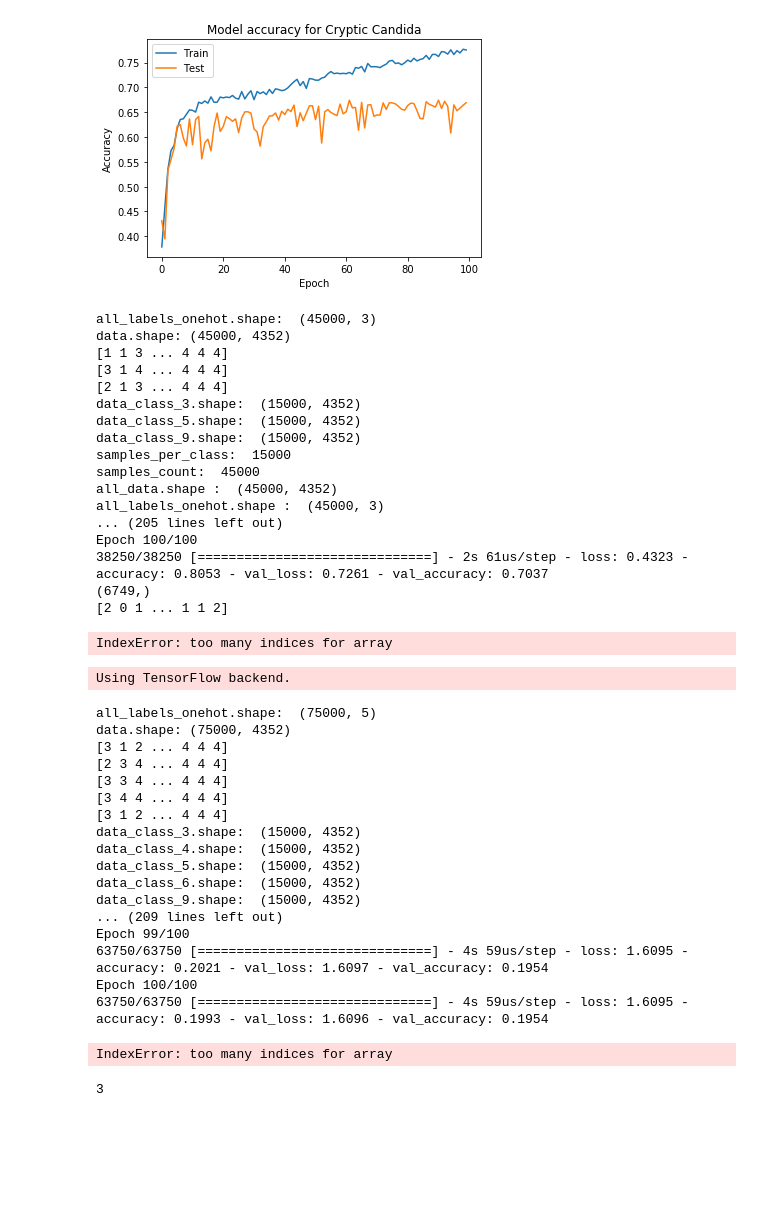
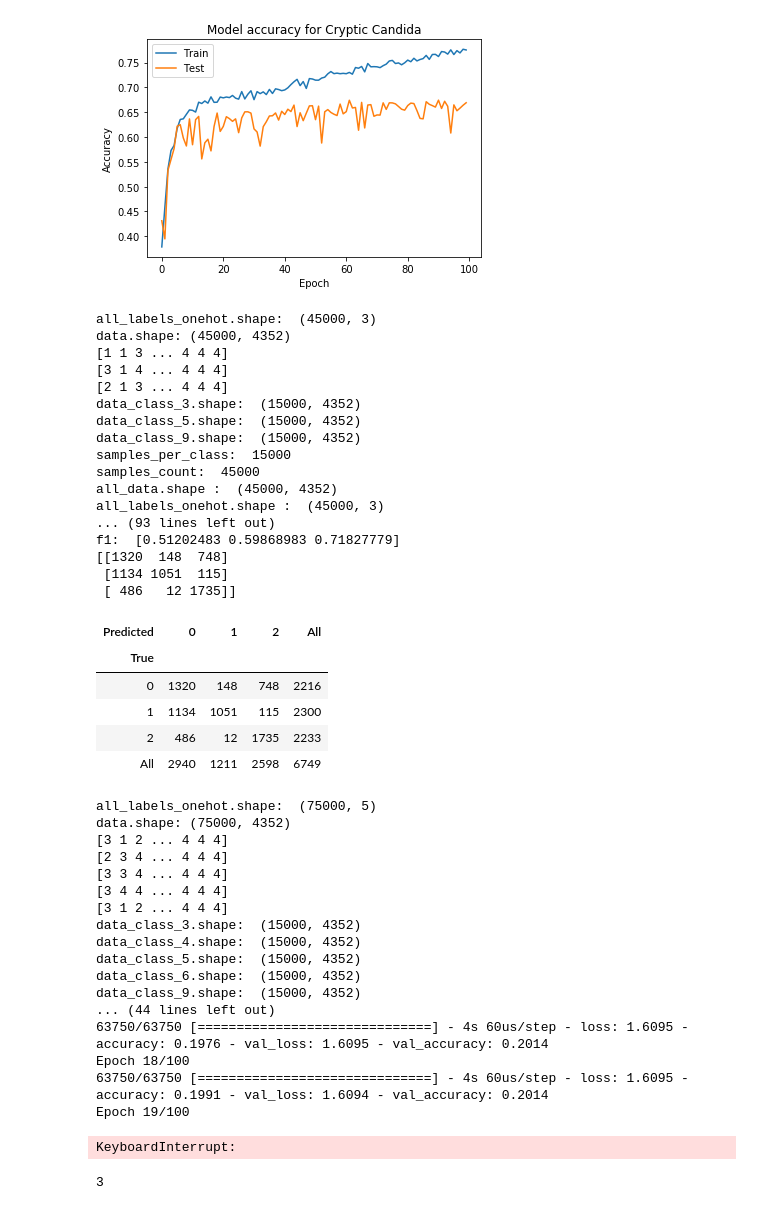
Before and after one commit to teenjes/fungal_ML, a Jupyter notebook: scripts/Notebooks/keras_testing.ipynb, the cells around one changed output. Drawn from its saved outputs; the diff is of its cells as text; code cells hidden in the pictures; blank space fills up the shorter version.

```diff
--- a/scripts/Notebooks/keras_testing.ipynb
+++ b/scripts/Notebooks/keras_testing.ipynb
@@ -1599,6 +1599,8 @@ import random
 import math
 import os
 import matplotlib.pyplot as plt
+import pandas as pd
+from sklearn.metrics import confusion_matrix,classification_report,accuracy_score,precision_score,recall_score,f1_score
 os.environ['TF_CPP_MIN_LOG_LEVEL'] = '3'
 
 # First import the data by loading the file and extracting the correct section
@@ -1672,53 +1674,60 @@ def get_model(X_train, Y_train, num_class):
     model.add(Dense(16, activation='relu'))
     model.add(Dense(num_class, activation='softmax'))
     model.compile(optimizer='adam', loss='categorical_crossentropy', metrics=['accuracy'])
-    model.fit(X_train, Y_train, validation_data=(X_test, Y_test), batch_size=100, epochs=100, verbose=1)
+    model.fit(X_train, Y_train, validation_data=(X_test, Y_test), batch_size=100, epochs=40, verbose=1)
     return model
 
 model = get_model(X_train, Y_train, num_class)
 
 yhat_probs = model.predict(X_test, verbose=0)
 yhat_classes = model.predict_classes(X_test, verbose=0)
 print(yhat_classes.shape)
 print(yhat_classes)
 
+Y_test_ints = np.where(Y_test==1)[1]
+print(Y_test_ints.shape)
 yhat_probs = yhat_probs[:, 0]
-yhat_classes = yhat_classes[:, 0]
-
+yhat_classes = yhat_classes[:]
 # accuracy: (tp + tn) / (p + n)
-accuracy = accuracy_score(y_test, yhat_classes)
+accuracy = accuracy_score(Y_test_ints, yhat_classes)
 print('Accuracy: %f' % accuracy)
 # precision tp / (tp + fp)
-precision = precision_score(Y_test, yhat_classes)
-print('Precision: %f' % precision)
+precision = precision_score(Y_test_ints, yhat_classes, average=None)
+print('precision: ', precision)
 # recall: tp / (tp + fn)
-recall = recall_score(y_test, yhat_classes)
-print('Recall: %f' % recall)
+recall = recall_score(Y_test_ints, yhat_classes, average=None)
+print('recall: ', recall)
 # f1: 2 tp / (2 tp + fp + fn)
-f1 = f1_score(Y_test, yhat_classes)
-print('F1 score: %f' % f1)
+f1 = f1_score(Y_test_ints, yhat_classes, average=None)
+print('f1: ', f1)
 # confusion matrix
-matrix = confusion_matrix(testy, yhat_classes)
+matrix = confusion_matrix(Y_test_ints, yhat_classes)
 print(matrix)
+pd.crosstab(Y_test_ints, yhat_classes, rownames=['True'], colnames=['Predicted'], margins=True)
 # %% [output]
 all_labels_onehot.shape:  (45000, 3)
 data.shape: (45000, 4352)
 [1 1 3 ... 4 4 4]
 [3 1 4 ... 4 4 4]
 [2 1 3 ... 4 4 4]
 data_class_3.shape:  (15000, 4352)
 data_class_5.shape:  (15000, 4352)
 data_class_9.shape:  (15000, 4352)
 samples_per_class:  15000
 samples_count:  45000
 all_data.shape :  (45000, 4352)
 all_labels_onehot.shape :  (45000, 3)
-... (205 lines left out)
-Epoch 100/100
-38250/38250 [==============================] - 2s 61us/step - loss: 0.4323 - accuracy: 0.8053 - val_loss: 0.7261 - val_accuracy: 0.7037
-(6749,)
-[2 0 1 ... 1 1 2]
+... (93 lines left out)
+f1:  [0.51202483 0.59868983 0.71827779]
+[[1320  148  748]
+ [1134 1051  115]
+ [ 486   12 1735]]
-IndexError: too many indices for array
+| Predicted | 0 | 1 | 2 | All |
+| True |  |  |  |  |
+| 0 | 1320 | 148 | 748 | 2216 |
+| 1 | 1134 | 1051 | 115 | 2300 |
+| 2 | 486 | 12 | 1735 | 2233 |
+| All | 2940 | 1211 | 2598 | 6749 |
 # %%
 # C. albicans || metapsilosis || orthopsilosis || parapsilosis || unidentified
 %matplotlib inline
@@ -1846,25 +1855,24 @@ print('F1 score: %f' % f1)
 matrix = confusion_matrix(testy, yhat_classes)
 print(matrix)
 # %% [output]
-Using TensorFlow backend.
+all_labels_onehot.shape:  (75000, 5)
+data.shape: (75000, 4352)
+[3 1 2 ... 4 4 4]
+[2 3 4 ... 4 4 4]
+[3 3 4 ... 4 4 4]
+[3 4 4 ... 4 4 4]
+[3 1 2 ... 4 4 4]
+data_class_3.shape:  (15000, 4352)
+data_class_4.shape:  (15000, 4352)
+data_class_5.shape:  (15000, 4352)
+data_class_6.shape:  (15000, 4352)
+data_class_9.shape:  (15000, 4352)
+... (44 lines left out)
+63750/63750 [==============================] - 4s 60us/step - loss: 1.6095 - accuracy: 0.1976 - val_loss: 1.6095 - val_accuracy: 0.2014
+Epoch 18/100
+63750/63750 [==============================] - 4s 60us/step - loss: 1.6095 - accuracy: 0.1991 - val_loss: 1.6094 - val_accuracy: 0.2014
+Epoch 19/100
-all_labels_onehot.shape:  (75000, 5)
-data.shape: (75000, 4352)
-[3 1 2 ... 4 4 4]
-[2 3 4 ... 4 4 4]
-[3 3 4 ... 4 4 4]
-[3 4 4 ... 4 4 4]
-[3 1 2 ... 4 4 4]
-data_class_3.shape:  (15000, 4352)
-data_class_4.shape:  (15000, 4352)
-data_class_5.shape:  (15000, 4352)
-data_class_6.shape:  (15000, 4352)
-data_class_9.shape:  (15000, 4352)
-... (209 lines left out)
-Epoch 99/100
-63750/63750 [==============================] - 4s 59us/step - loss: 1.6095 - accuracy: 0.2021 - val_loss: 1.6097 - val_accuracy: 0.1954
-Epoch 100/100
-63750/63750 [==============================] - 4s 59us/step - loss: 1.6095 - accuracy: 0.1993 - val_loss: 1.6096 - val_accuracy: 0.1954
+KeyboardInterrupt:
-IndexError: too many indices for array
 # %%
 def test_fun(a, b, c):
     d = a + b
```
Also changed, not shown: 10 other files.
